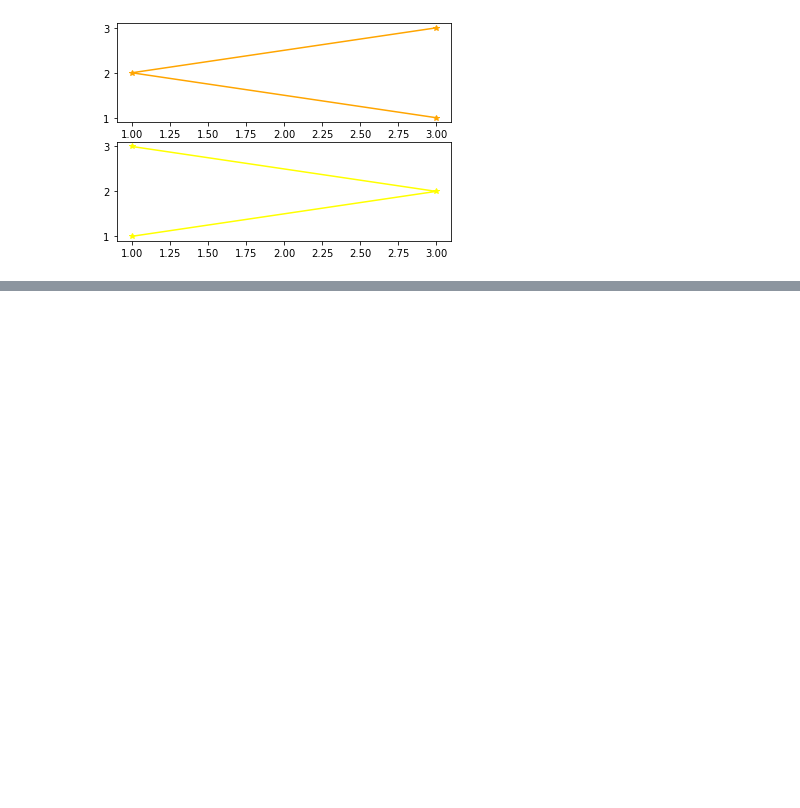
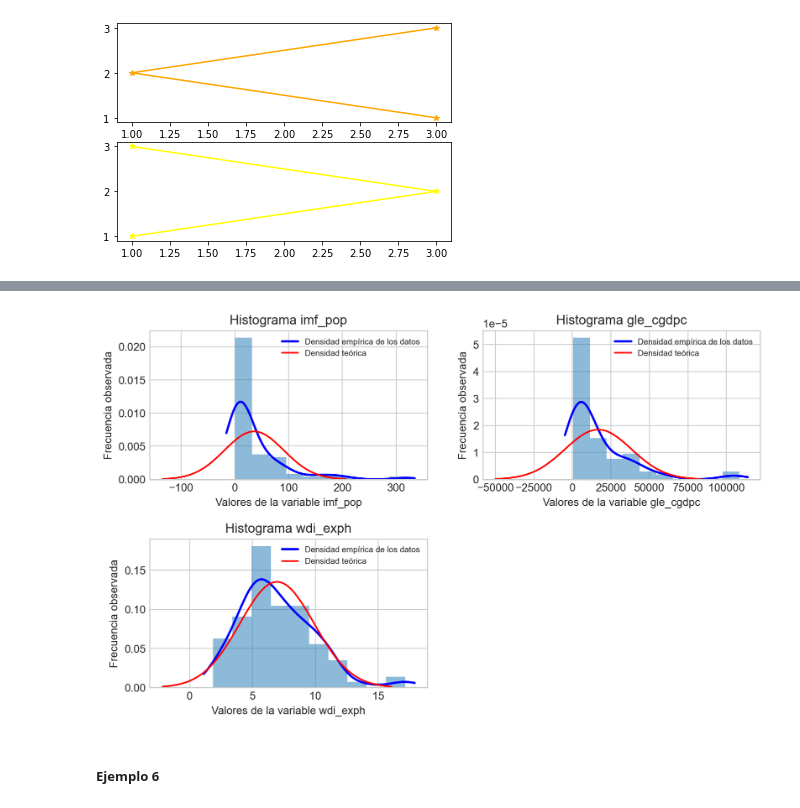
Before and after one commit to perezlino/desafio_latam_data_science, a Jupyter notebook: Resumen/matplotlib.pyplot/2-matplotlib.pyplot.subplot(_).ipynb, the cells around one changed output, grey strips where cells are left out. Saved outputs shown, nothing was run; the diff lists cells and outputs as text; code cells hidden in the pictures; blank space fills up the shorter version.

```diff
--- a/Resumen/matplotlib.pyplot/2-matplotlib.pyplot.subplot(_).ipynb
+++ b/Resumen/matplotlib.pyplot/2-matplotlib.pyplot.subplot(_).ipynb
@@ -158,0 +227,3 @@ plt.plot(z, y, color="yellow", marker="*")
+# %%
+df = pd.read_csv('\github\desafio_latam_data_science\\2-Fundamentos_de_Data_Science\Modulo_3_Variables_aleatorias_y_graficos\desafios\subsample_AATPL_demo.csv')
+df
@@ -158,0 +244,3 @@ plt.plot(z, y, color="yellow", marker="*")
+# %%
+df_new = df.iloc[:, 1:]
+df_new
@@ -158,0 +261,39 @@ plt.plot(z, y, color="yellow", marker="*")
+# %%
+df_dropna = df_new.dropna(subset = ['gle_cgdpc'])
+# %%
+def densidad_prob(df, variable):
+    plt.hist(df[variable], density=True, alpha=0.5, bins=10)
+    # Extraemos los límites del eje x del histograma
+    x_min, x_max = plt.xlim()
+
+    # Utilizandos los límites del histograma para crear un arreglo (lista) de 100 valores entre los valores obtenidos previamente
+    x_axis = np.linspace(x_min, x_max, 100)
+
+    # Graficamos la curva de densidad empirica (la que tienen los datos), que permite comparar directamente con la curva de densidad teorica (la que tiene en este caso la distribución normal)
+    gauss_kde = stats.gaussian_kde(df[variable].dropna())  # Kernel gaussiano
+    Z = np.reshape(gauss_kde(x_axis).T, x_axis.shape)   # Reshape permite cambiar las dimensiones de una matriz reordenando sus elemento
+
+    plt.plot(x_axis, Z, color='blue', lw=2, label="Densidad empírica de los datos")  # Curva de densidad empírica
+
+    dist = stats.norm(loc=np.mean(df[variable]), scale=np.std(df[variable]))
+    x = np.linspace(dist.ppf(0.001),dist.ppf(0.999), 100)
+    plt.plot(x, dist.pdf(x), "r-", label="Densidad teórica")   #Curva de densidad teórica
+
+    plt.xlabel(f'Valores de la variable {variable}')
+    plt.ylabel('Frecuencia observada')
+    plt.title(f'Histograma {variable}')
+    plt.legend(prop={'size': 7.5})
+# %%
+variables_solicitadas = ['imf_pop','gle_cgdpc','wdi_exph']
+
+j = 1
+for var in variables_solicitadas:
+    plt.subplot(2, 2, j)
+    plt.subplots_adjust(hspace=0.4)
+    densidad_prob(df_dropna, var)
+    print("")
+    j += 1
+# %% [output]
+[figure, added]
+# %% [markdown]
+##### **Ejemplo 6**
```
Also changed, not shown: parts of 22 cells of this notebook, 3 other files.
